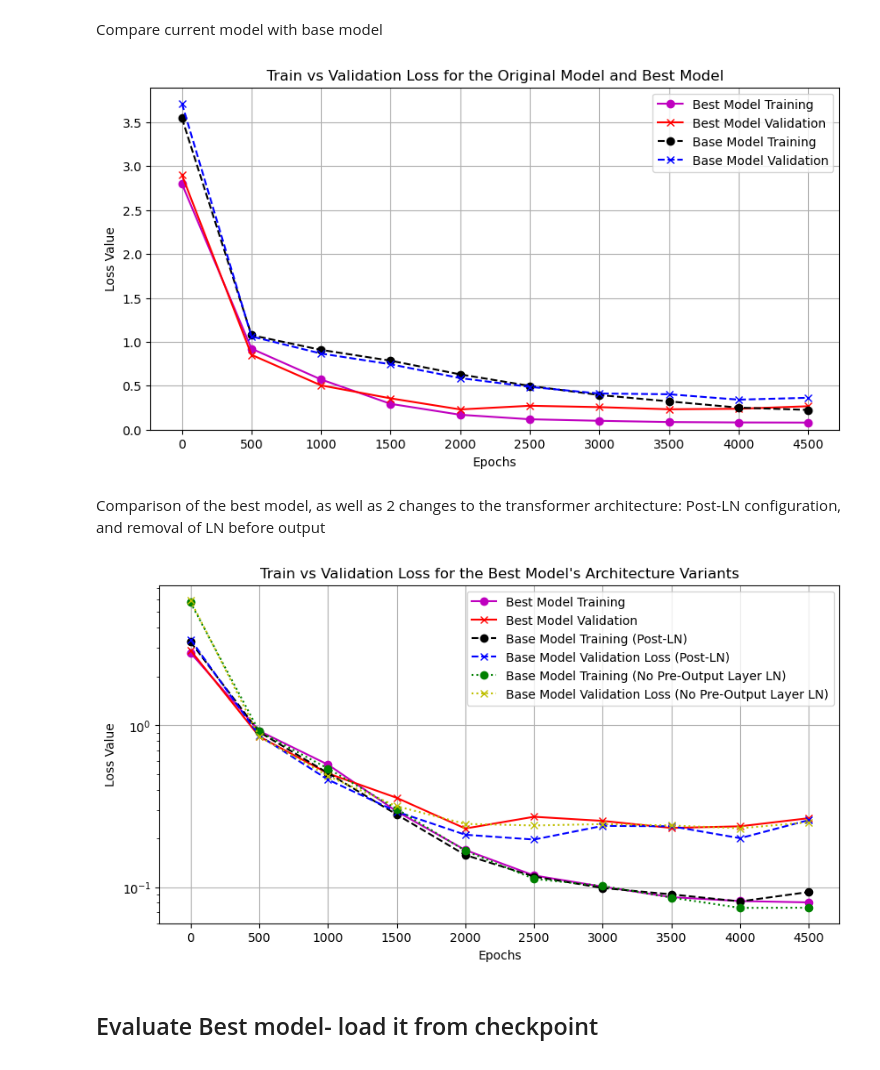
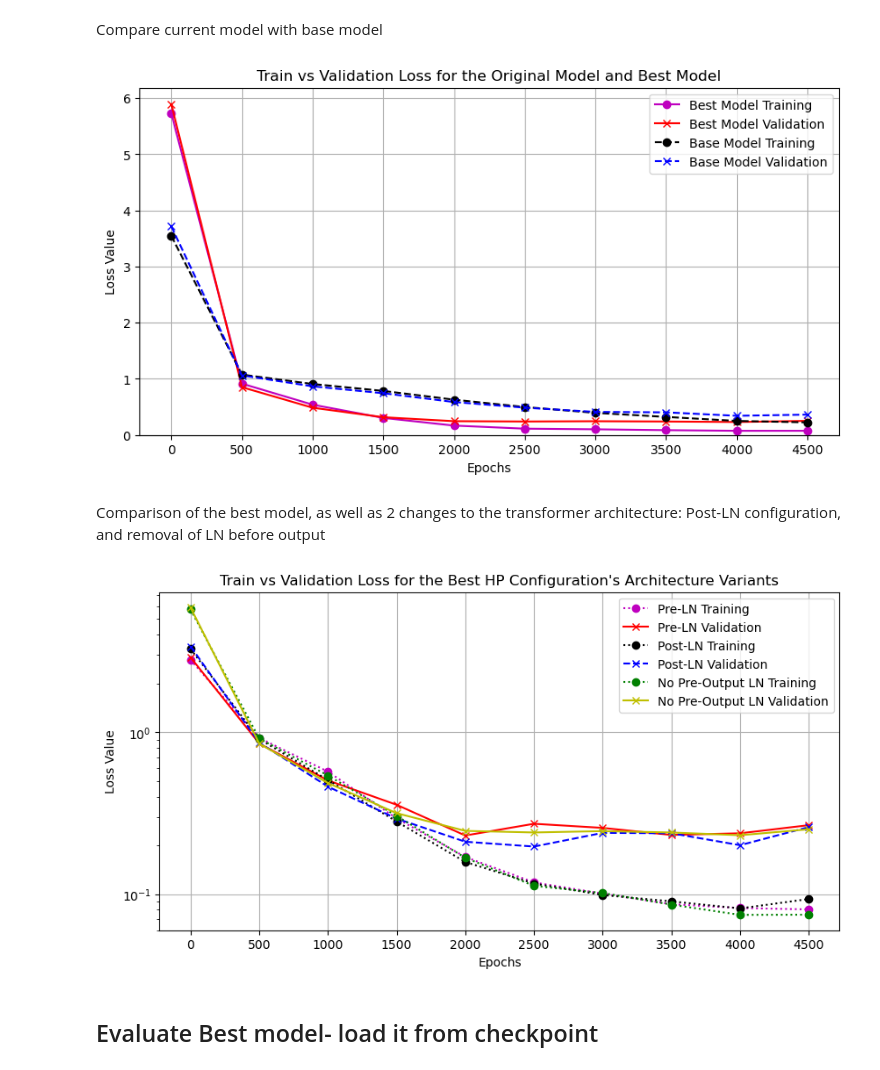
Before and after one commit to CPestano7/GPTDecoder, a Jupyter notebook: training.ipynb, the cells around one changed output. Cells and saved outputs as stored; diff of their text form; code cells hidden in the pictures.

```diff
--- a/training.ipynb
+++ b/training.ipynb
@@ -47,3 +50,6 @@ train_df.head()
+# %%
+test_df.rename(columns={'sentiment': 2}, inplace=True)
+test_df.rename(columns={'text': 3}, inplace=True)
 # %%
 x = train_df.shape[0] + val_df.shape[0]
 print(f"Total number of samples: {x}")
@@ -61,15 +67,16 @@ label_col = 2   # Column index for labels
 batch_size = 64 * 2 # Batch size for training and validation
 
 # Initialize CustomDataLoader
-custom_loader = CustomDataLoader(train_df, val_df, text_col, label_col, batch_size)
+custom_loader = CustomDataLoader(train_df, val_df, test_df, text_col, label_col, batch_size)
 
 # Get train and validation loaders
 train_loader = custom_loader.get_train_loader(shuffle=True)
 val_loader = custom_loader.get_val_loader(shuffle=True)
+test_loader = custom_loader.get_test_loader(shuffle=False)
 # %% [markdown]
 ## Define Model Params
 # %%
-model_version = "17"
+model_version = "18"
 # %%
 model_params = {
     "vocab_size": train_loader.dataset.vocab_size,
@@ -214,12 +221,14 @@ else:
         json.dump(all_lists, json_file, indent=4)
 # %% [markdown]
 Compare current model with base model
+# %%
+# For manual designation
+target_model = "model_16"
+
+# For current model
+#target_model = current_model
 # %%
-# For manual designation
-target_model = "model_14"
 
-# For current model
-#target_model = current_model
 
 # Whether to compare the target model with the original model
 comparison = True
@@ -257,34 +266,34 @@ if comparison:
     plt.title(title)
     plt.xlabel('Epochs')
     plt.ylabel('Loss Value')
     plt.ylim(bottom=0)
 
     plt.legend()
 
     # Show the plot
     plt.grid(True)
     plt.show()
 
 else:
     # Create the plot
     plt.figure(figsize=(10, 5))
     plt.plot(train_x, train_y, marker='o', linestyle='-', color='b', label='Training')
     plt.plot(val_x, val_y, marker='x', linestyle='-', color='r', label='Validation')
 
     # Add titles and labels
     title = 'Train vs Validation Loss for Model ' + target_model.replace("model_", "")
     plt.title(title)
     plt.xlabel('Epochs')
     plt.ylabel('Loss Value')
     plt.ylim(bottom=0)
 
     plt.legend()
 
     # Show the plot
     plt.grid(True)
     plt.show()
 # %% [output]
-[figure, old version]
+[figure, new version]
 # %% [markdown]
 Comparison of the best model, as well as 2 changes to the transformer architecture: Post-LN configuration, and removal of LN before output
 # %%
@@ -308,16 +317,16 @@ val_y2 = all_lists["model_16"]['val_dict'].values()
 
 
 plt.figure(figsize=(10, 5))
-plt.plot(train_x0, train_y0, marker='o', linestyle='-', color='m', label= 'Best Model Training')
-plt.plot(val_x0, val_y0, marker='x', linestyle='-', color='r', label = 'Best Model Validation')
-plt.plot(train_x1, train_y1, marker='o', linestyle='--', color='k', label= 'Base Model Training (Post-LN)')
-plt.plot(val_x1, val_y1, marker='x', linestyle='--', color='b', label = 'Base Model Validation Loss (Post-LN)')
-plt.plot(train_x2, train_y2, marker='o', linestyle=':', color='g', label= 'Base Model Training (No Pre-Output Layer LN)')
-plt.plot(val_x2, val_y2, marker='x', linestyle=':', color='y', label = 'Base Model Validation Loss (No Pre-Output Layer LN)')
+plt.plot(train_x0, train_y0, marker='o', linestyle=':', color='m', label= 'Pre-LN Training')
+plt.plot(val_x0, val_y0, marker='x', linestyle='-', color='r', label = 'Pre-LN Validation')
+plt.plot(train_x1, train_y1, marker='o', linestyle=':', color='k', label= 'Post-LN Training')
+plt.plot(val_x1, val_y1, marker='x', linestyle='-', color='b', label = 'Post-LN Validation')
+plt.plot(train_x2, train_y2, marker='o', linestyle=':', color='g', label= 'No Pre-Output LN Training')
+plt.plot(val_x2, val_y2, marker='x', linestyle='-', color='y', label = 'No Pre-Output LN Validation')
 
 # Add titles and labels
 #title = 'Train vs Validation Loss for the Original Model and  Model ' + target_model.replace("model_", "")
-title = "Train vs Validation Loss for the Best Model's Architecture Variants"
+title = "Train vs Validation Loss for the Best HP Configuration's Architecture Variants"
 plt.title(title)
 plt.xlabel('Epochs')
 plt.ylabel('Loss Value')
@@ -332,7 +341,7 @@ plt.legend()
 plt.grid(True)
 plt.show()
 # %% [output]
-[figure, old version]
+[figure, new version]
 # %% [markdown]
 ## Evaluate Best model- load it from checkpoint
 # %%
```
Also changed, not shown: parts of 8 cells of this notebook, 2 other files.
